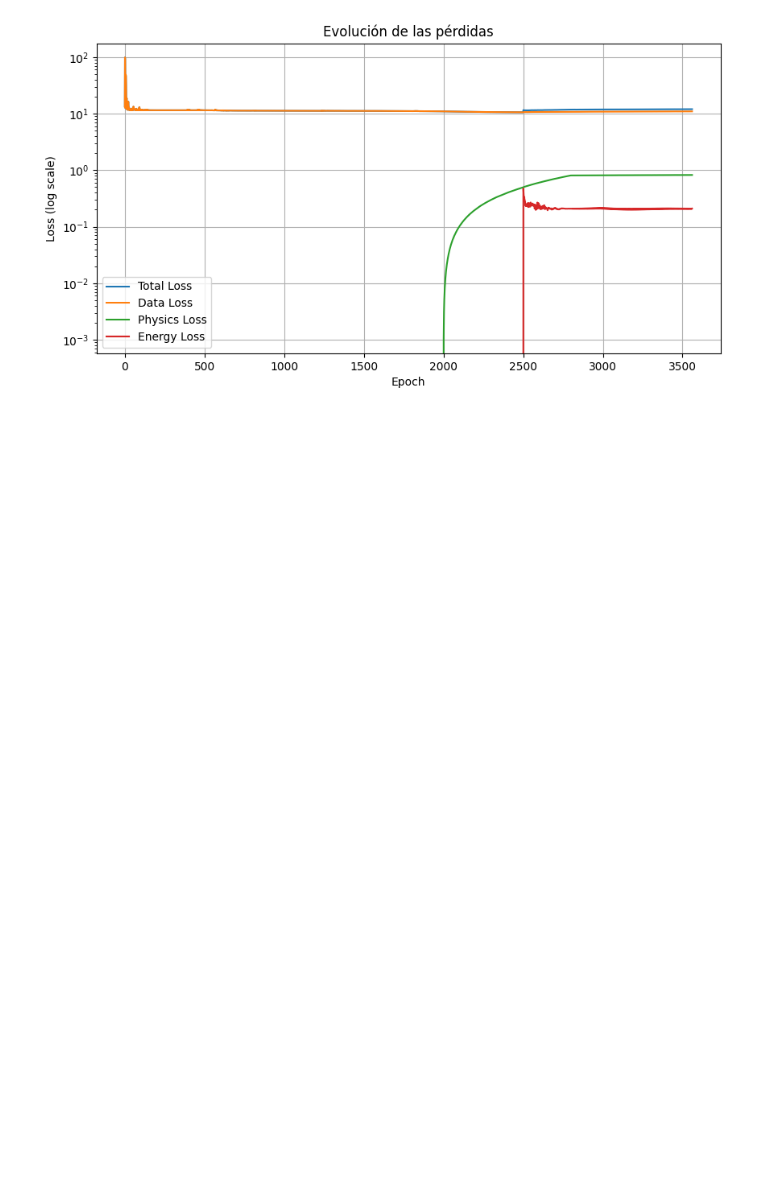
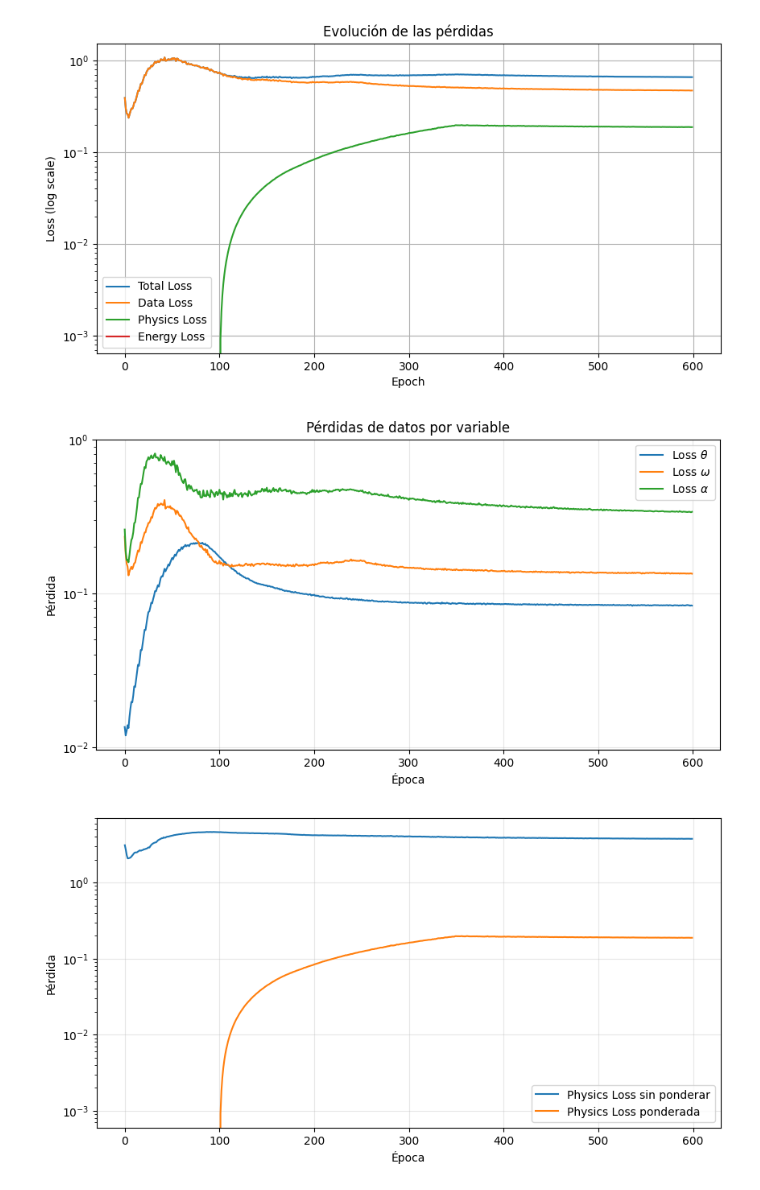
Before and after one commit to Gonzablanmar/PINN, a Jupyter notebook: PINN.ipynb, the cells around one changed output. Saved outputs shown, nothing was run; the diff lists cells and outputs as text; code cells hidden in the pictures; blank space fills up the shorter version.

```diff
--- a/PINN.ipynb
+++ b/PINN.ipynb
@@ -42 +125,21 @@ dt_scale = (t_max - t_min)
+# %%
+model = pf.PINN_DoublePendulum(
+    theta_std=theta_std,
+    omega_mean=omega_mean,
+    omega_std=omega_std,
+    dt_scale=dt_scale,
+    hidden_size=128
+)
+optimizer = torch.optim.Adam(
+    model.parameters(),
+    lr=5e-4
+)
+
+scheduler = torch.optim.lr_scheduler.ExponentialLR(
+    optimizer,
+    gamma=0.995
+)
+
+
+batch_size = 64
 # %%
@@ -184,25 +441,59 @@ KeyboardInterrupt:
 # %%
 # =========================
 # PLOT LOSSES
 # =========================
 plt.figure(figsize=(10,5))
 
 plt.plot(pp.loss_hist, label="Total Loss")
 plt.plot(pp.loss_data_hist, label="Data Loss")
 plt.plot(pp.loss_phys_hist, label="Physics Loss")
 plt.plot(pp.loss_energy_hist, label="Energy Loss")
 
 plt.yscale("log")  # 🔥 MUY importante
 
 plt.title("Evolución de las pérdidas")
 plt.xlabel("Epoch")
 plt.ylabel("Loss (log scale)")
 
 plt.legend()
 plt.grid()
 plt.show()
+
+plt.figure(figsize=(10, 5))
+
+plt.plot(pp.loss_theta_hist, label=r"Loss $\theta$")
+plt.plot(pp.loss_omega_hist, label=r"Loss $\omega$")
+plt.plot(pp.loss_alpha_hist, label=r"Loss $\alpha$")
+
+plt.yscale("log")
+plt.xlabel("Época")
+plt.ylabel("Pérdida")
+plt.title("Pérdidas de datos por variable")
+plt.grid(True, alpha=0.3)
+plt.legend()
+plt.show()
+plt.figure(figsize=(10, 5))
+
+plt.plot(
+    pp.loss_phys_raw_hist,
+    label="Physics Loss sin ponderar"
+)
+
+plt.plot(
+    pp.loss_phys_hist,
+    label="Physics Loss ponderada"
+)
+
+plt.yscale("log")
+plt.xlabel("Época")
+plt.ylabel("Pérdida")
+plt.grid(True, alpha=0.3)
+plt.legend()
+plt.show()
 # %% [output]
-[figure, old version]
+[figure, new version]
+[figure, added]
+[figure, added]
 # %%
 model.eval()
 
```
Also changed, not shown: parts of 6 cells of this notebook, 2 other files.
